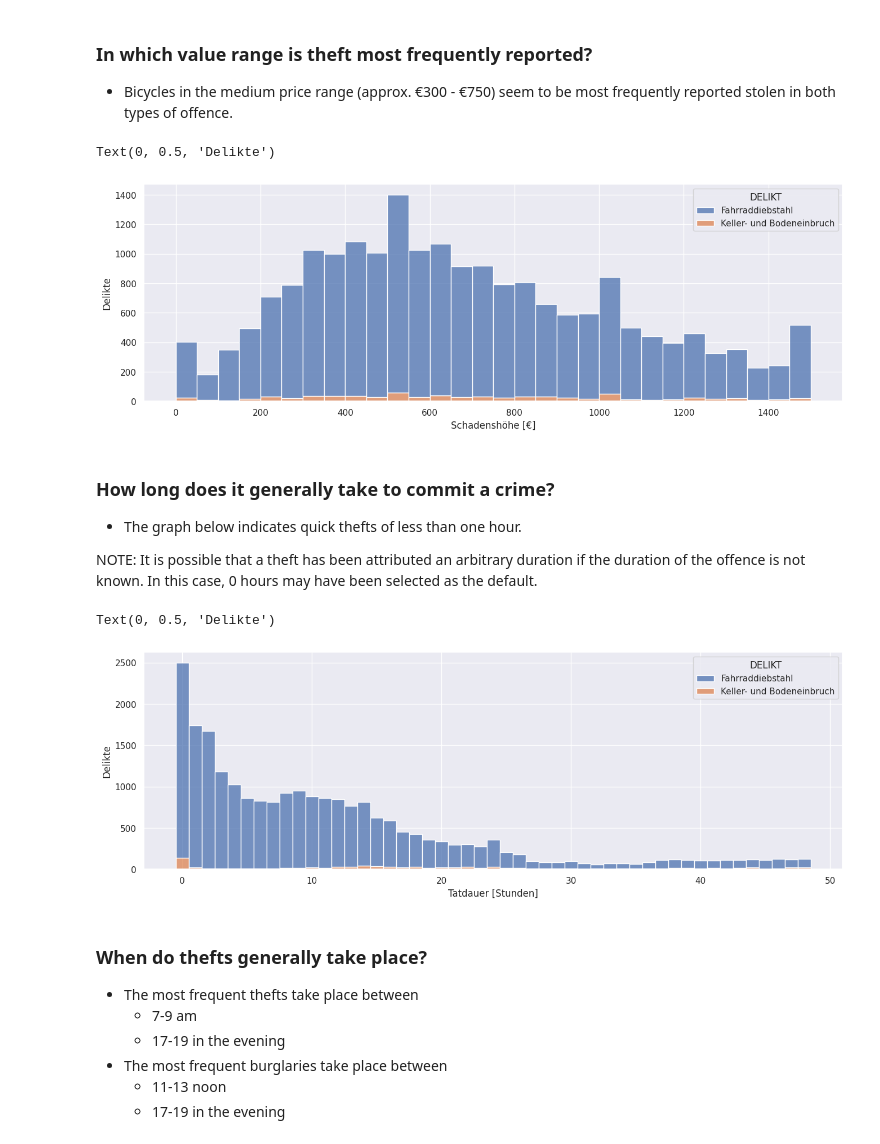
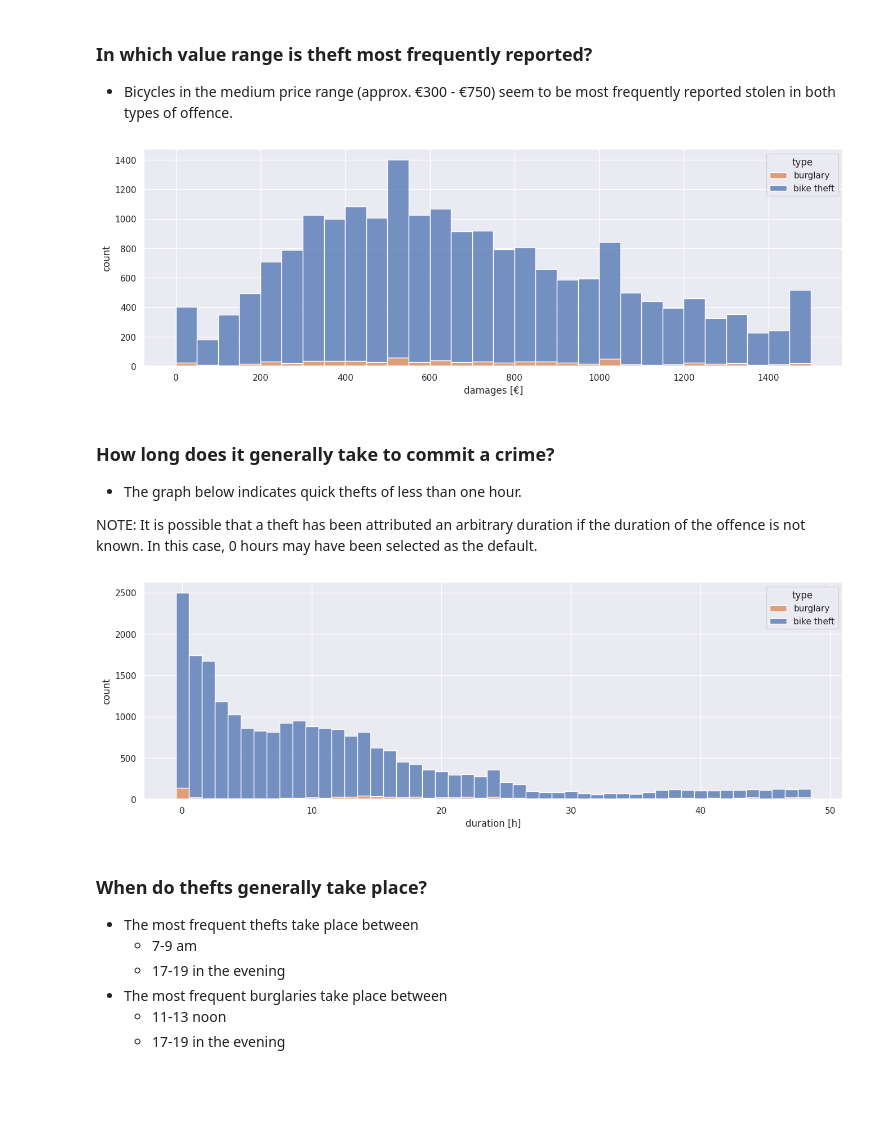
Before and after one commit to adrian-baumann/application_challenge, a Jupyter notebook: exploration.ipynb, the cells around one changed output. Saved outputs shown, nothing was run; the diff lists cells and outputs as text; code cells hidden in the pictures; blank space fills up the shorter version.

```diff
--- a/exploration.ipynb
+++ b/exploration.ipynb
@@ -236,25 +235,28 @@ merged_df.pivot_table(
 ### In which value range is theft most frequently reported?
 - Bicycles in the medium price range (approx. €300 - €750) seem to be most frequently reported stolen in both types of offence.
 # %%
+fig, ax = plt.subplots()
 sns.histplot(
     data=merged_df,
     x="SCHADENSHOEHE",
     binrange=[0, 1500],
     binwidth=50,
     hue="DELIKT",
     multiple="stack",
+    ax=ax
 )
-plt.xlabel("Schadenshöhe [€]")
-plt.ylabel("Delikte")
+ax.set(xlabel= "damages [€]", ylabel= "count")
+ax.legend(title="type", labels= ["burglary", "bike theft"])
+plt.show()
 # %% [output]
-Text(0, 0.5, 'Delikte')
-[figure, old version]
+[figure, new version]
 # %% [markdown]
 ### How long does it generally take to commit a crime?
 - The graph below indicates quick thefts of less than one hour.
 
 NOTE: It is possible that a theft has been attributed an arbitrary duration if the duration of the offence is not known. In this case, 0 hours may have been selected as the default.
 # %%
+fig, ax = plt.subplots()
 sns.histplot(
     data=merged_df,
     x="TATDAUER_STUNDEN",
@@ -263,11 +265,11 @@ sns.histplot(
     hue="DELIKT",
     multiple="stack",
 )
-plt.xlabel("Tatdauer [Stunden]")
-plt.ylabel("Delikte")
+ax.set(xlabel= "duration [h]", ylabel= "count")
+ax.legend(title="type", labels= ["burglary", "bike theft"])
+plt.show()
 # %% [output]
-Text(0, 0.5, 'Delikte')
-[figure, old version]
+[figure, new version]
 # %% [markdown]
 ### When do thefts generally take place?
 - The most frequent thefts take place between
```
Also changed, not shown: parts of 10 cells of this notebook.
